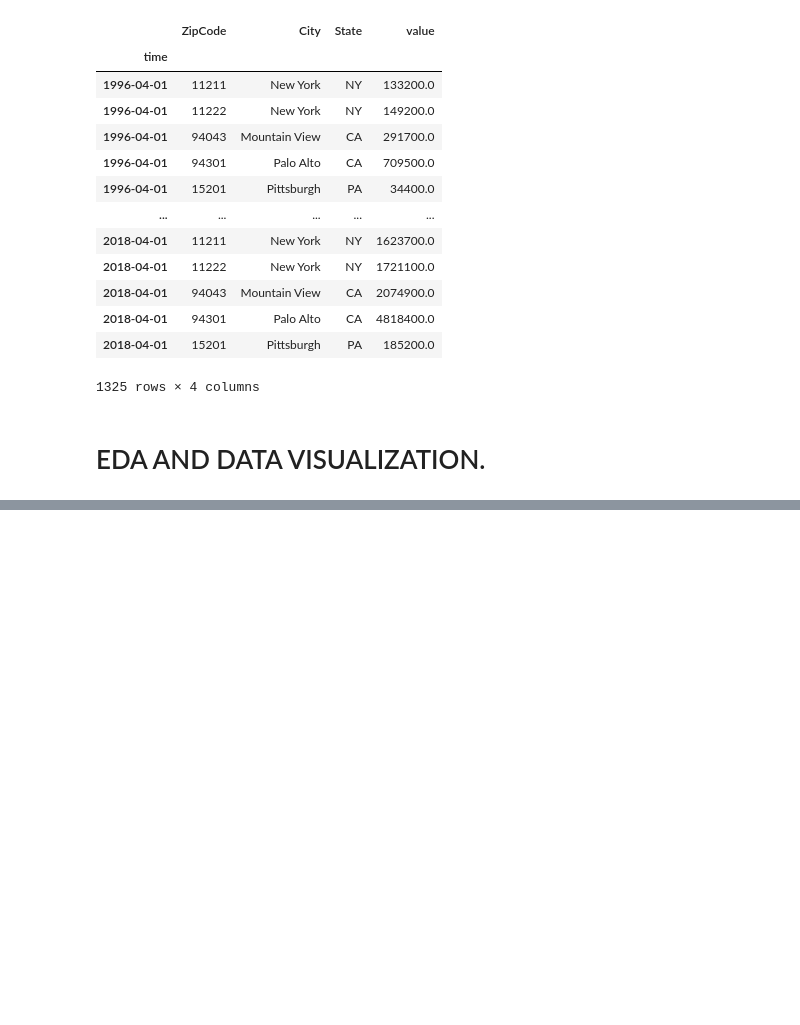
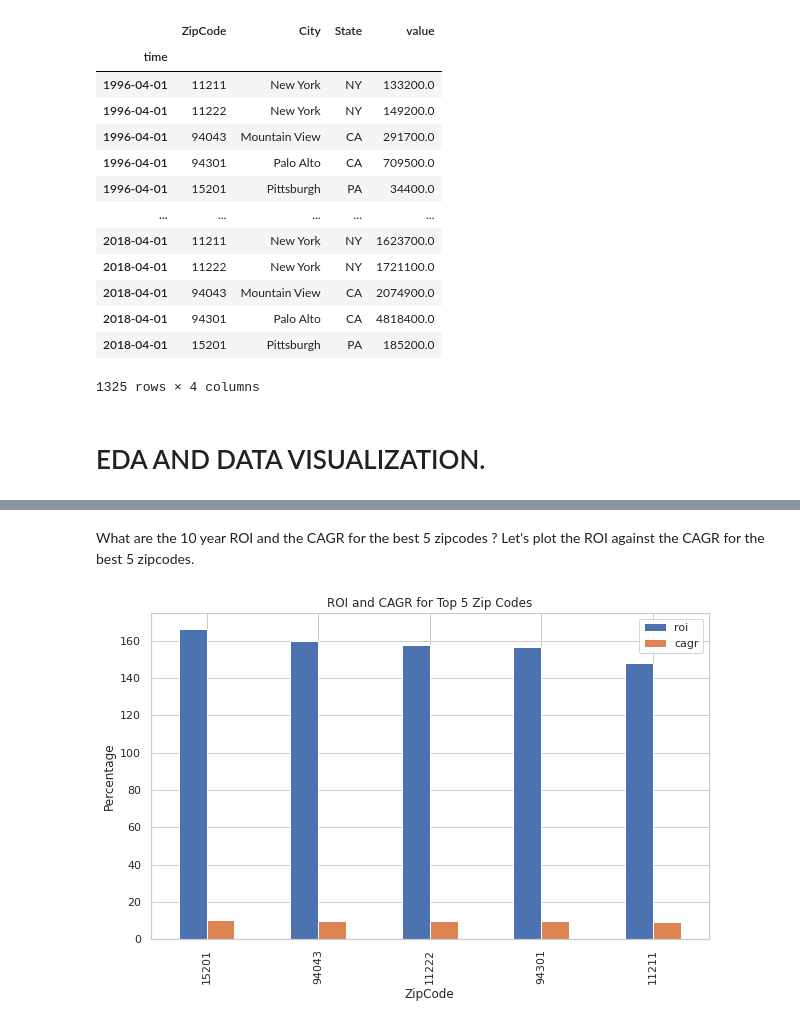
Before and after one commit to esipil/Zillow-House-Data-Time-Series-Modeling, a Jupyter notebook: index2.ipynb, the cells around one changed output, grey strips where cells are left out. Cells and saved outputs as stored; diff of their text form; code cells hidden in the pictures; blank space fills up the shorter version.

```diff
--- a/index2.ipynb
+++ b/index2.ipynb
@@ -228,0 +313,19 @@ We will first upsample the data to yearly averages and compare the data from 199
+# %% [markdown]
+What are the  10 year ROI and the CAGR for the best 5 zipcodes ?
+Let's plot the ROI against the CAGR for the best 5 zipcodes.
+# %%
+# Create a figure and axis
+fig, ax = plt.subplots(figsize=(10, 6))
+
+# Plot both ROI and CAGR on the same axes
+top_5_cagr.plot.bar(x="ZipCode", y=["roi", "cagr"], ax=ax)
+
+# Set labels and title
+ax.set_xlabel('ZipCode')
+ax.set_ylabel('Percentage')
+ax.set_title('ROI and CAGR for Top 5 Zip Codes')
+
+# Show the plot
+plt.show()
+# %% [output]
+[figure, added]
```
Also changed, not shown: parts of 43 cells of this notebook, 1 other file.
